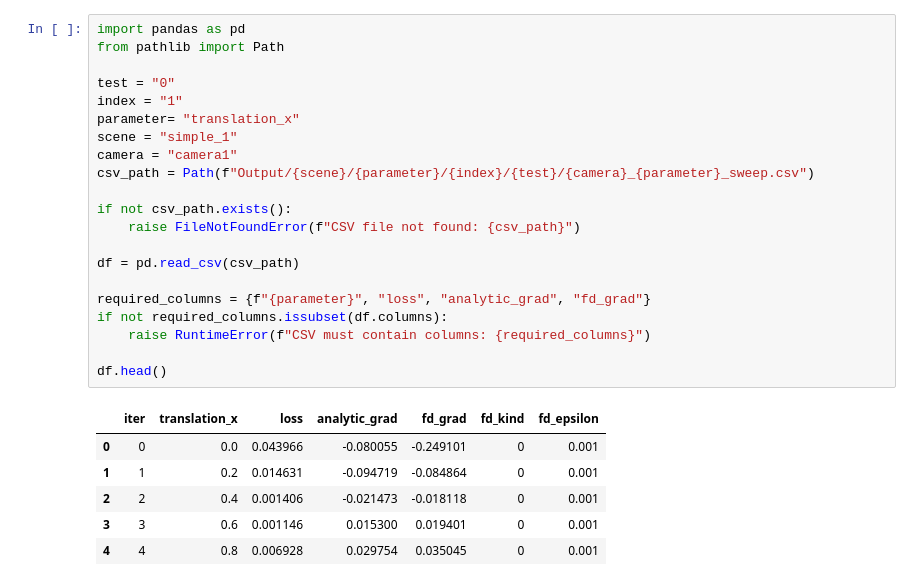
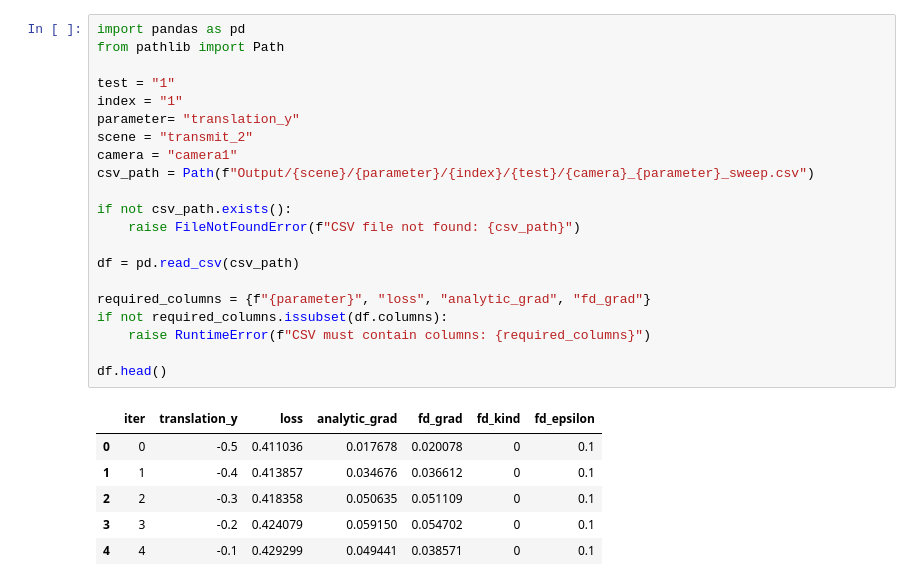
Before and after one commit to M-Gjerde/DifferentiablePointRendering, a Jupyter notebook: python/finite_difference/notebook_scatter_2.ipynb, the cells around one changed output. Cells and saved outputs as stored; diff of their text form.

```diff
--- a/python/finite_difference/notebook_scatter_2.ipynb
+++ b/python/finite_difference/notebook_scatter_2.ipynb
@@ -1,31 +1,31 @@
 # %%
 import pandas as pd
 from pathlib import Path
 
-test = "0"
+test = "1"
 index = "1"
-parameter= "translation_x"
-scene = "simple_1"
+parameter= "translation_y"
+scene = "transmit_2"
 camera = "camera1"
 csv_path = Path(f"Output/{scene}/{parameter}/{index}/{test}/{camera}_{parameter}_sweep.csv")
 
 if not csv_path.exists():
     raise FileNotFoundError(f"CSV file not found: {csv_path}")
 
 df = pd.read_csv(csv_path)
 
 required_columns = {f"{parameter}", "loss", "analytic_grad", "fd_grad"}
 if not required_columns.issubset(df.columns):
     raise RuntimeError(f"CSV must contain columns: {required_columns}")
 
 df.head()
 # %% [output]
-|  | iter | translation_x | loss | analytic_grad | fd_grad | fd_kind | fd_epsilon |
-| 0 | 0 | 0.0 | 0.043966 | -0.080055 | -0.249101 | 0 | 0.001 |
-| 1 | 1 | 0.2 | 0.014631 | -0.094719 | -0.084864 | 0 | 0.001 |
-| 2 | 2 | 0.4 | 0.001406 | -0.021473 | -0.018118 | 0 | 0.001 |
-| 3 | 3 | 0.6 | 0.001146 | 0.015300 | 0.019401 | 0 | 0.001 |
-| 4 | 4 | 0.8 | 0.006928 | 0.029754 | 0.035045 | 0 | 0.001 |
+|  | iter | translation_y | loss | analytic_grad | fd_grad | fd_kind | fd_epsilon |
+| 0 | 0 | -0.5 | 0.411036 | 0.017678 | 0.020078 | 0 | 0.1 |
+| 1 | 1 | -0.4 | 0.413857 | 0.034676 | 0.036612 | 0 | 0.1 |
+| 2 | 2 | -0.3 | 0.418358 | 0.050635 | 0.051109 | 0 | 0.1 |
+| 3 | 3 | -0.2 | 0.424079 | 0.059150 | 0.054702 | 0 | 0.1 |
+| 4 | 4 | -0.1 | 0.429299 | 0.049441 | 0.038571 | 0 | 0.1 |
 # %%
 import matplotlib.pyplot as plt
 
```
Also changed, not shown: parts of 6 cells of this notebook, 18 other files.
